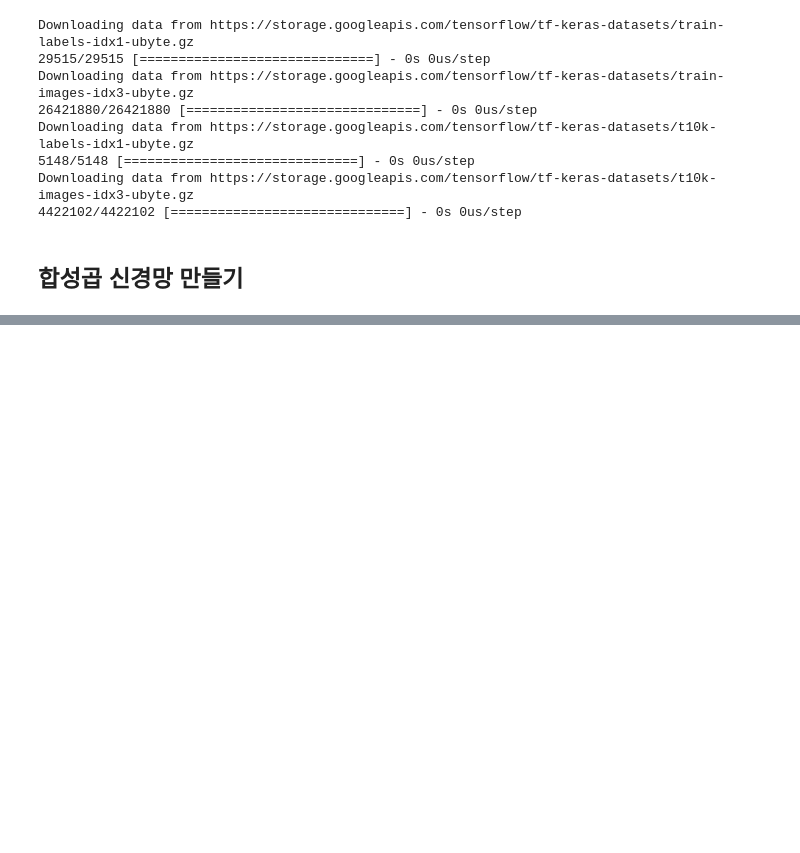
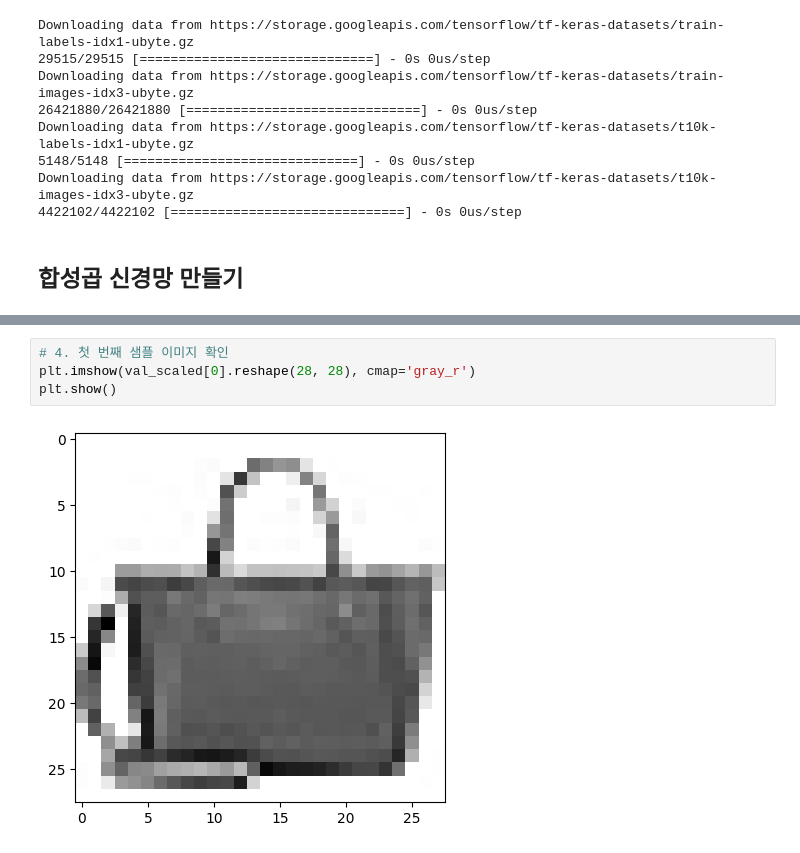
Before and after one commit to Sangyeonglee353/ai-hongong, a Jupyter notebook: Chapter_08_이미지를_위한_인공_신경망.ipynb, the cells around one changed output, grey strips where cells are left out. Saved outputs shown, nothing was run; the diff lists cells and outputs as text; blank space fills up the shorter version.

```diff
--- a/Chapter_08_이미지를_위한_인공_신경망.ipynb
+++ b/Chapter_08_이미지를_위한_인공_신경망.ipynb
@@ -31,0 +128,6 @@ model.add(keras.layers.Conv2D(32, kernel_size=3, activation='relu', padding='sam
+# %%
+# 4. 첫 번째 샘플 이미지 확인
+plt.imshow(val_scaled[0].reshape(28, 28), cmap='gray_r')
+plt.show()
+# %% [output]
+[figure, added]
```
Also changed, not shown: parts of 18 cells of this notebook.
